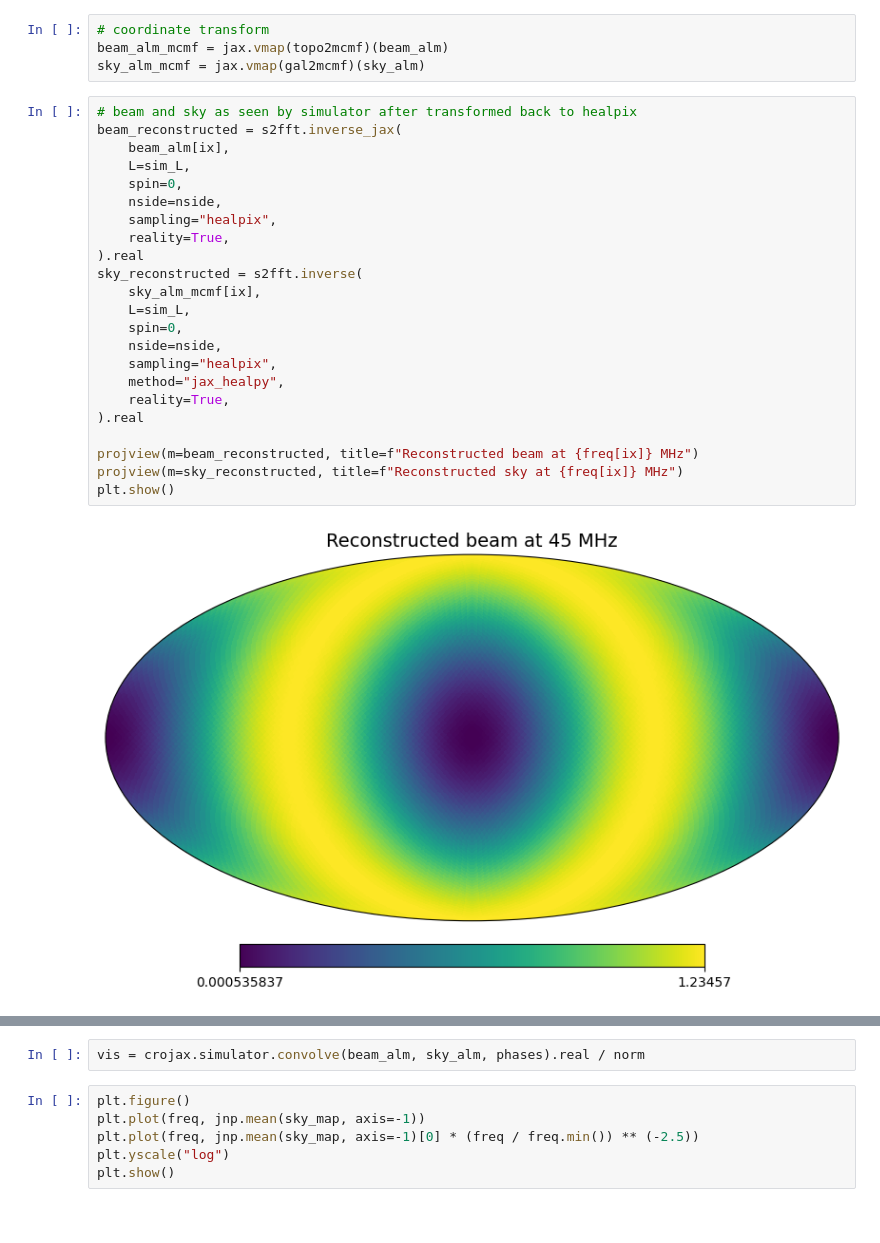
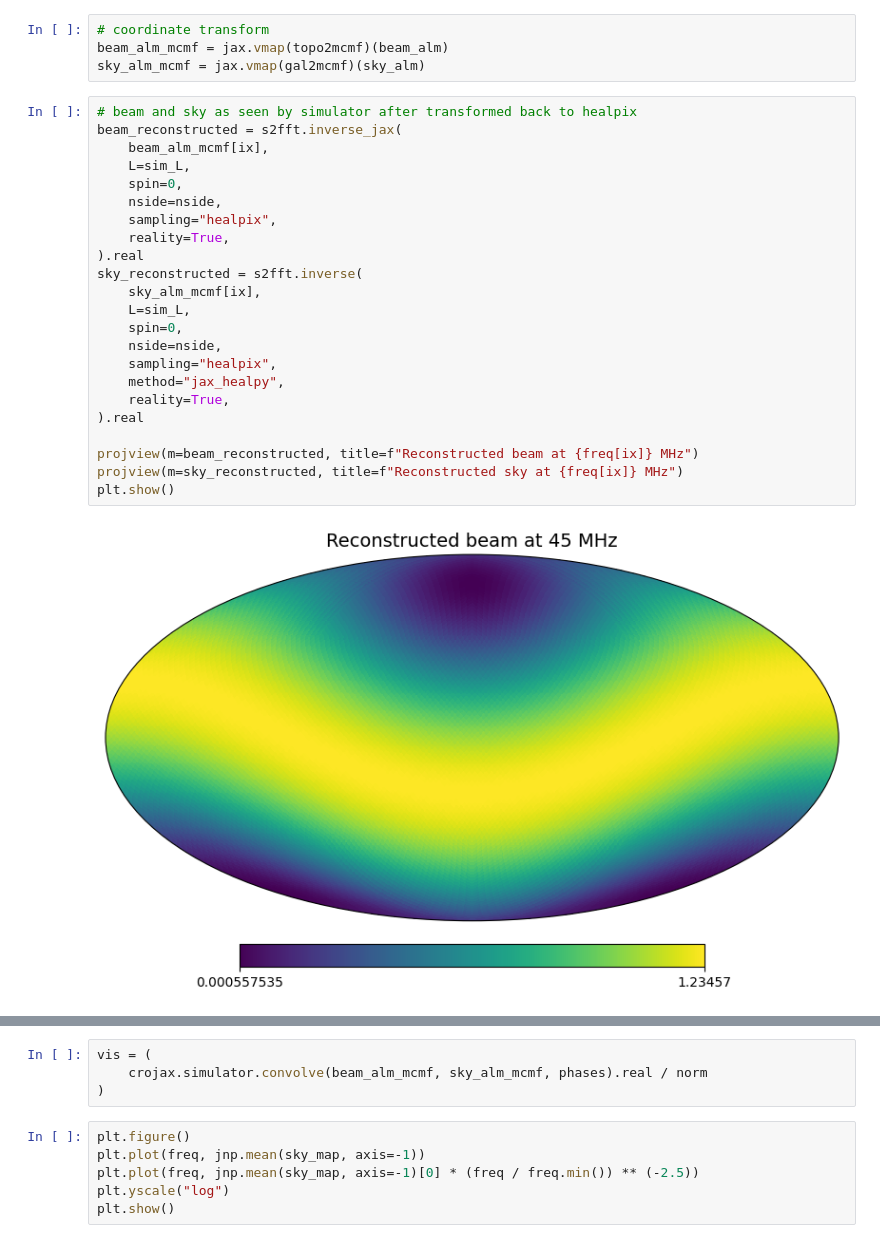
Before and after one commit to christianhbye/croissant, a Jupyter notebook: notebooks/croissant_jax.ipynb, the cells around one changed output, grey strips where cells are left out. Cells and saved outputs as stored; diff of their text form.

```diff
--- a/notebooks/croissant_jax.ipynb
+++ b/notebooks/croissant_jax.ipynb
@@ -135,31 +135,33 @@ sky_alm_mcmf = jax.vmap(gal2mcmf)(sky_alm)
 # %%
 # beam and sky as seen by simulator after transformed back to healpix
 beam_reconstructed = s2fft.inverse_jax(
-    beam_alm[ix],
+    beam_alm_mcmf[ix],
     L=sim_L,
     spin=0,
     nside=nside,
     sampling="healpix",
     reality=True,
 ).real
 sky_reconstructed = s2fft.inverse(
     sky_alm_mcmf[ix],
     L=sim_L,
     spin=0,
     nside=nside,
     sampling="healpix",
     method="jax_healpy",
     reality=True,
 ).real
 
 projview(m=beam_reconstructed, title=f"Reconstructed beam at {freq[ix]} MHz")
 projview(m=sky_reconstructed, title=f"Reconstructed sky at {freq[ix]} MHz")
 plt.show()
 # %% [output]
-[figure, old version]
+[figure, new version]
 [figure]
 # %%
-vis = crojax.simulator.convolve(beam_alm, sky_alm, phases).real / norm
+vis = (
+    crojax.simulator.convolve(beam_alm_mcmf, sky_alm_mcmf, phases).real / norm
+)
 # %%
 plt.figure()
 plt.plot(freq, jnp.mean(sky_map, axis=-1))
```
